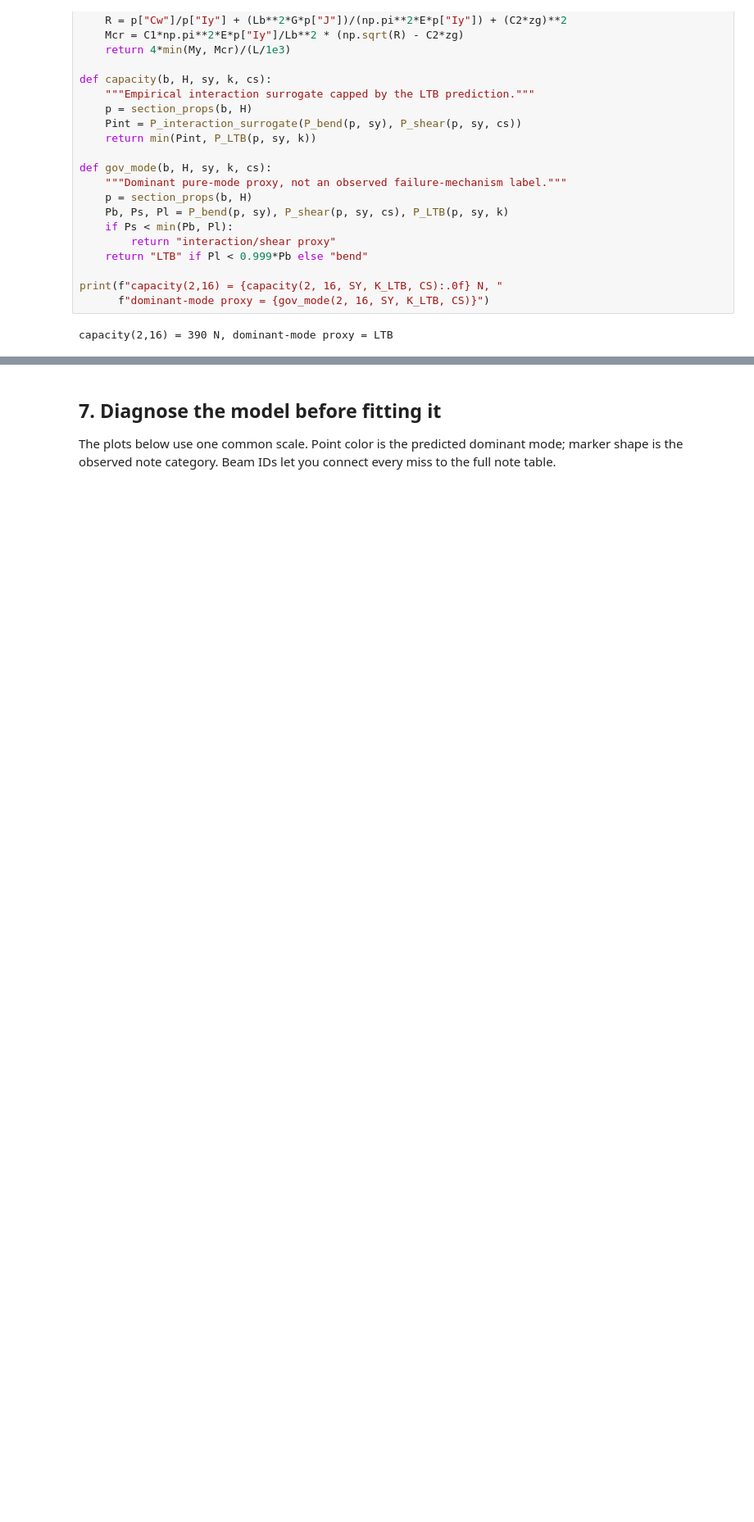
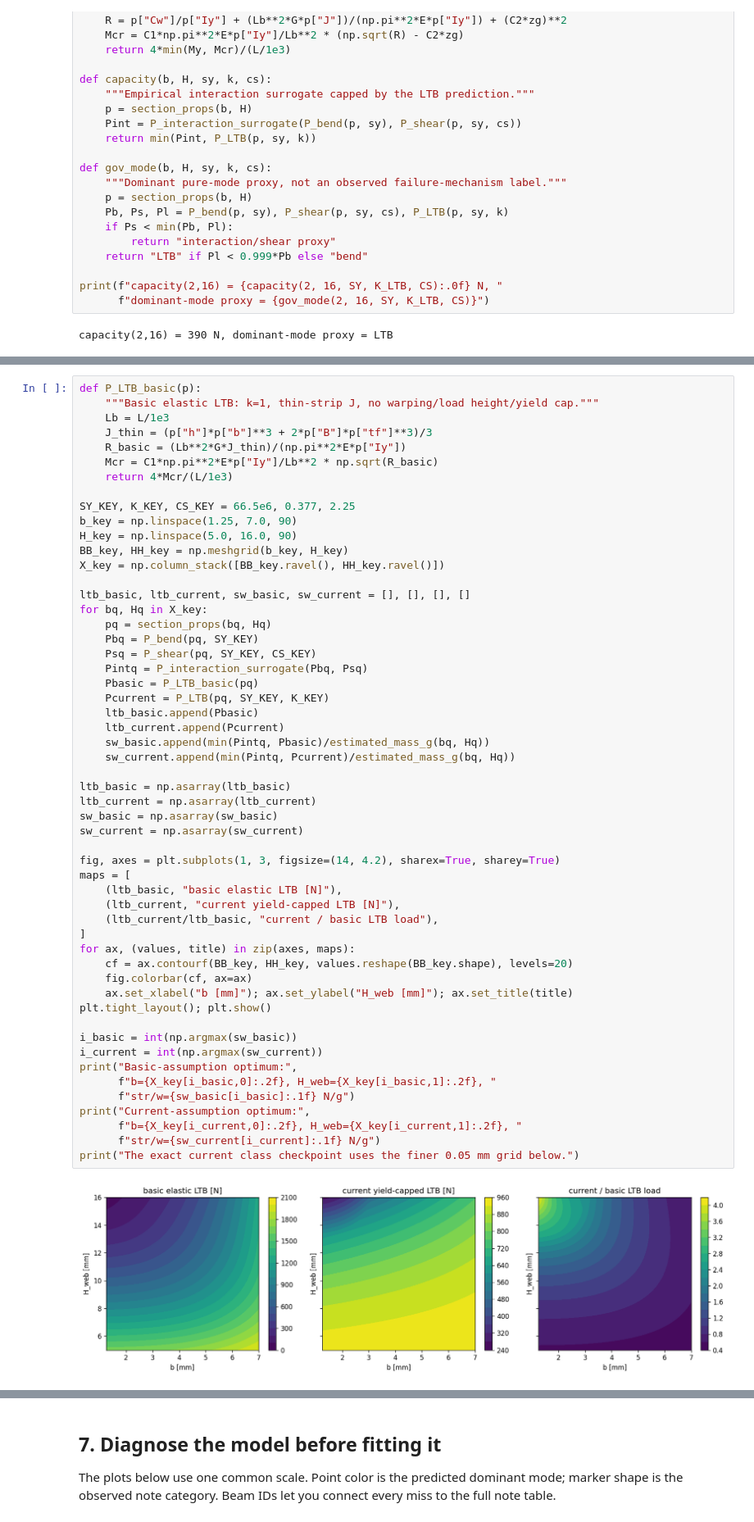
Before and after one commit to andrewvoss8-boop/core-me-data-science-activities-public, a Jupyter notebook: me323/Module1_drafts/ME323_Module1_Prelab1_FailureModes_KEY.ipynb, the cells around one changed output, grey strips where cells are left out. Shown at 82% size. Drawn from its saved outputs; the diff is of its cells as text; blank space fills up the shorter version.

```diff
--- a/me323/Module1_drafts/ME323_Module1_Prelab1_FailureModes_KEY.ipynb
+++ b/me323/Module1_drafts/ME323_Module1_Prelab1_FailureModes_KEY.ipynb
@@ -293,0 +309,56 @@ capacity(2,16) = 390 N, dominant-mode proxy = LTB
+# %%
+def P_LTB_basic(p):
+    """Basic elastic LTB: k=1, thin-strip J, no warping/load height/yield cap."""
+    Lb = L/1e3
+    J_thin = (p["h"]*p["b"]**3 + 2*p["B"]*p["tf"]**3)/3
+    R_basic = (Lb**2*G*J_thin)/(np.pi**2*E*p["Iy"])
+    Mcr = C1*np.pi**2*E*p["Iy"]/Lb**2 * np.sqrt(R_basic)
+    return 4*Mcr/(L/1e3)
+
+SY_KEY, K_KEY, CS_KEY = 66.5e6, 0.377, 2.25
+b_key = np.linspace(1.25, 7.0, 90)
+H_key = np.linspace(5.0, 16.0, 90)
+BB_key, HH_key = np.meshgrid(b_key, H_key)
+X_key = np.column_stack([BB_key.ravel(), HH_key.ravel()])
+
+ltb_basic, ltb_current, sw_basic, sw_current = [], [], [], []
+for bq, Hq in X_key:
+    pq = section_props(bq, Hq)
+    Pbq = P_bend(pq, SY_KEY)
+    Psq = P_shear(pq, SY_KEY, CS_KEY)
+    Pintq = P_interaction_surrogate(Pbq, Psq)
+    Pbasic = P_LTB_basic(pq)
+    Pcurrent = P_LTB(pq, SY_KEY, K_KEY)
+    ltb_basic.append(Pbasic)
+    ltb_current.append(Pcurrent)
+    sw_basic.append(min(Pintq, Pbasic)/estimated_mass_g(bq, Hq))
+    sw_current.append(min(Pintq, Pcurrent)/estimated_mass_g(bq, Hq))
+
+ltb_basic = np.asarray(ltb_basic)
+ltb_current = np.asarray(ltb_current)
+sw_basic = np.asarray(sw_basic)
+sw_current = np.asarray(sw_current)
+
+fig, axes = plt.subplots(1, 3, figsize=(14, 4.2), sharex=True, sharey=True)
+maps = [
+    (ltb_basic, "basic elastic LTB [N]"),
+    (ltb_current, "current yield-capped LTB [N]"),
+    (ltb_current/ltb_basic, "current / basic LTB load"),
+]
+for ax, (values, title) in zip(axes, maps):
+    cf = ax.contourf(BB_key, HH_key, values.reshape(BB_key.shape), levels=20)
+    fig.colorbar(cf, ax=ax)
+    ax.set_xlabel("b [mm]"); ax.set_ylabel("H_web [mm]"); ax.set_title(title)
+plt.tight_layout(); plt.show()
+
+i_basic = int(np.argmax(sw_basic))
+i_current = int(np.argmax(sw_current))
+print("Basic-assumption optimum:",
+      f"b={X_key[i_basic,0]:.2f}, H_web={X_key[i_basic,1]:.2f}, "
+      f"str/w={sw_basic[i_basic]:.1f} N/g")
+print("Current-assumption optimum:",
+      f"b={X_key[i_current,0]:.2f}, H_web={X_key[i_current,1]:.2f}, "
+      f"str/w={sw_current[i_current]:.1f} N/g")
+print("The exact current class checkpoint uses the finer 0.05 mm grid below.")
+# %% [output]
+[figure, added]
```
Also changed, not shown: parts of 3 cells of this notebook, 12 other files.
